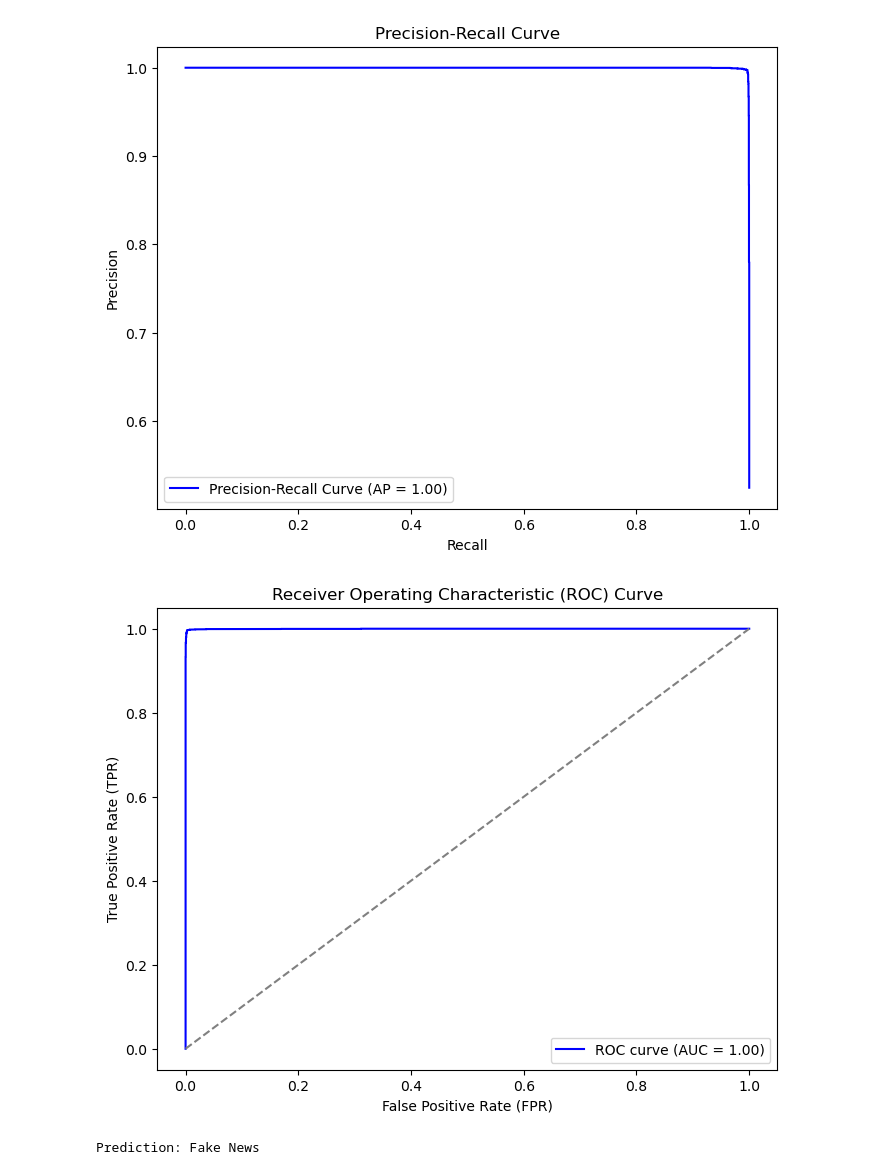
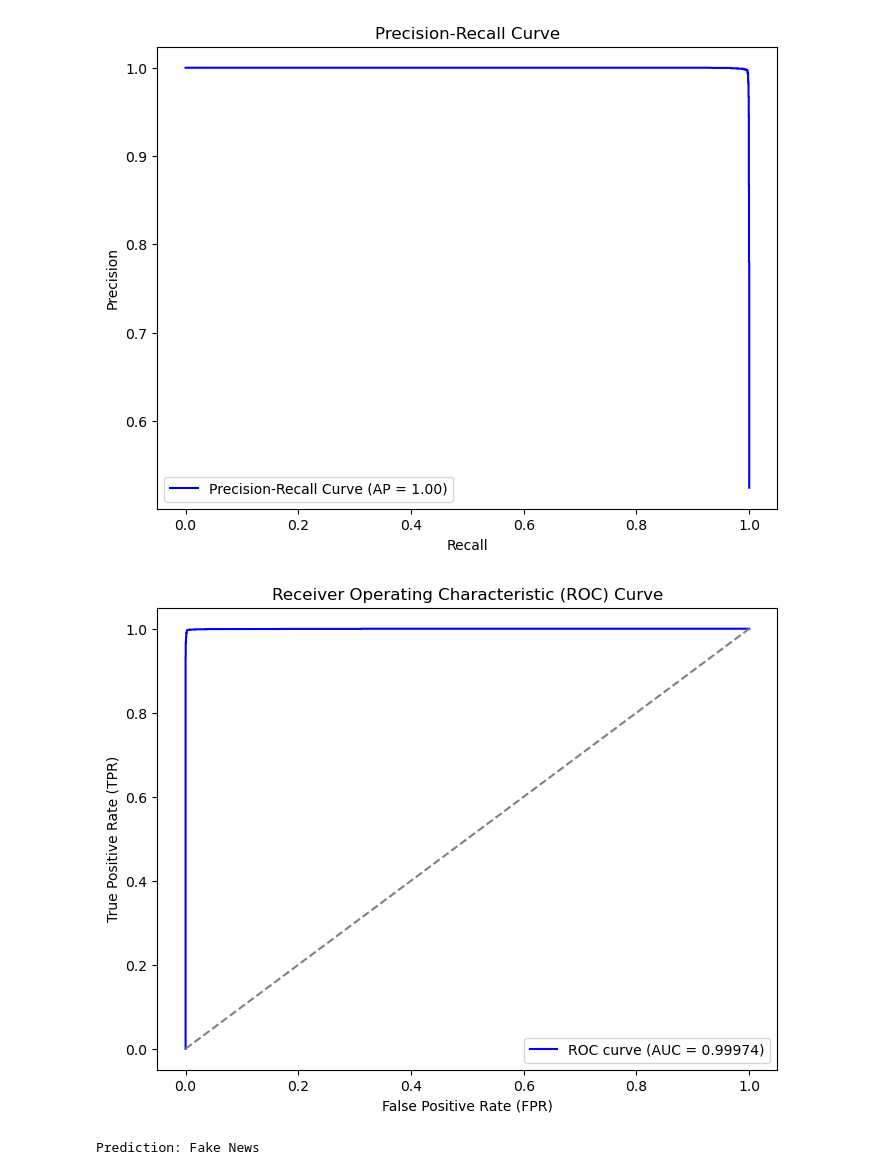
Before and after one commit to junyang99/IS424, a Jupyter notebook: Source-Based Classification (ISOT)/XGBoostKaggleModel1.ipynb, the cells around one changed output. Saved outputs shown, nothing was run; the diff lists cells and outputs as text; code cells hidden in the pictures.

```diff
--- a/Source-Based Classification (ISOT)/XGBoostKaggleModel1.ipynb
+++ b/Source-Based Classification (ISOT)/XGBoostKaggleModel1.ipynb
@@ -337,26 +337,26 @@ plt.show()
 # %%
 from sklearn.metrics import roc_curve, auc
 
 # Get predicted probabilities for the positive class (real news = 1)
 y_prob = model.predict_proba(X_test)[:, 1]
 
 # Compute ROC curve
 fpr, tpr, thresholds = roc_curve(y_true, y_prob)
 
 # Compute AUC
 roc_auc = auc(fpr, tpr)
 
 # Plot ROC curve
 plt.figure(figsize=(8, 6))
-plt.plot(fpr, tpr, color='blue', label=f'ROC curve (AUC = {roc_auc:.2f})')
+plt.plot(fpr, tpr, color='blue', label=f'ROC curve (AUC = {roc_auc:.5f})')
 plt.plot([0, 1], [0, 1], color='gray', linestyle='--')  # Diagonal line
 plt.title("Receiver Operating Characteristic (ROC) Curve")
 plt.xlabel("False Positive Rate (FPR)")
 plt.ylabel("True Positive Rate (TPR)")
 plt.legend(loc="lower right")
 plt.show()
 # %% [output]
-[figure, old version]
+[figure, new version]
 # %%
 # Function to test on a fake news article
 def predict_news(title, text):
```
Also changed, not shown: 2 other files.
